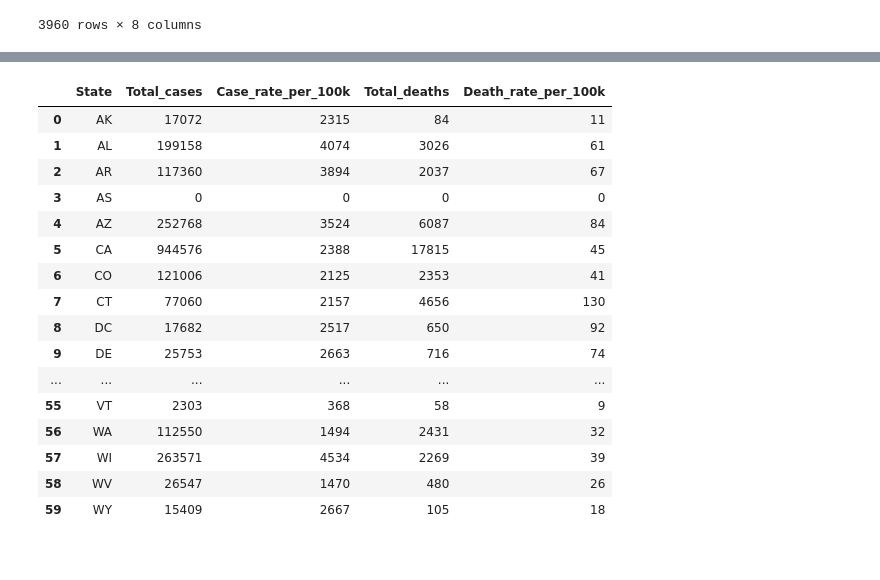
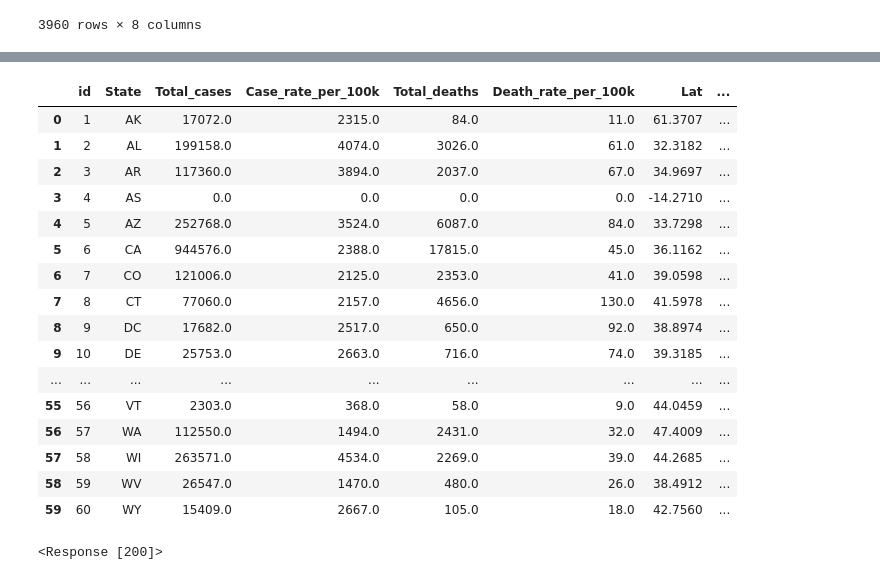
Before and after one commit to lazambrano/Project_2_COVID-19, a Jupyter notebook: analysis.ipynb, the cells around one changed output, grey strips where cells are left out. Cells and saved outputs as stored; diff of their text form; code cells hidden in the pictures.

```diff
--- a/analysis.ipynb
+++ b/analysis.ipynb
@@ -374,0 +492,7 @@ ValueError: cannot infer type for <class 'NoneType'>
+# %%
+engine = create_engine('sqlite:///covid-19.db')
+
+covid_monthly_df.to_sql(name='monthly', con=engine, if_exists = "append", index=False)
+world_covid_df.to_sql(name='world', con=engine, if_exists = "append", index= False)
+us_covid_combine_df.to_sql(name='states', con=engine, if_exists = "append", index=False)
+#pd.read_sql('select * from covid_states', engine)
@@ -375,20 +509,27 @@ ValueError: cannot infer type for <class 'NoneType'>
 # %%
-pd.read_sql('select * from covid_total', engine)
+pd.read_sql('select * from states', engine)
 # %% [output]
-|  | State | Total_cases | Case_rate_per_100k | Total_deaths | Death_rate_per_100k |
-| 0 | AK | 17072 | 2315 | 84 | 11 |
-| 1 | AL | 199158 | 4074 | 3026 | 61 |
-| 2 | AR | 117360 | 3894 | 2037 | 67 |
-| 3 | AS | 0 | 0 | 0 | 0 |
-| 4 | AZ | 252768 | 3524 | 6087 | 84 |
-| 5 | CA | 944576 | 2388 | 17815 | 45 |
-| 6 | CO | 121006 | 2125 | 2353 | 41 |
-| 7 | CT | 77060 | 2157 | 4656 | 130 |
-| 8 | DC | 17682 | 2517 | 650 | 92 |
-| 9 | DE | 25753 | 2663 | 716 | 74 |
-| ... | ... | ... | ... | ... | ... |
-| 55 | VT | 2303 | 368 | 58 | 9 |
-| 56 | WA | 112550 | 1494 | 2431 | 32 |
-| 57 | WI | 263571 | 4534 | 2269 | 39 |
-| 58 | WV | 26547 | 1470 | 480 | 26 |
-| 59 | WY | 15409 | 2667 | 105 | 18 |
+|  | id | State | Total_cases | Case_rate_per_100k | Total_deaths | Death_rate_per_100k | Lat | ... |
+| 0 | 1 | AK | 17072.0 | 2315.0 | 84.0 | 11.0 | 61.3707 | ... |
+| 1 | 2 | AL | 199158.0 | 4074.0 | 3026.0 | 61.0 | 32.3182 | ... |
+| 2 | 3 | AR | 117360.0 | 3894.0 | 2037.0 | 67.0 | 34.9697 | ... |
+| 3 | 4 | AS | 0.0 | 0.0 | 0.0 | 0.0 | -14.2710 | ... |
+| 4 | 5 | AZ | 252768.0 | 3524.0 | 6087.0 | 84.0 | 33.7298 | ... |
+| 5 | 6 | CA | 944576.0 | 2388.0 | 17815.0 | 45.0 | 36.1162 | ... |
+| 6 | 7 | CO | 121006.0 | 2125.0 | 2353.0 | 41.0 | 39.0598 | ... |
+| 7 | 8 | CT | 77060.0 | 2157.0 | 4656.0 | 130.0 | 41.5978 | ... |
+| 8 | 9 | DC | 17682.0 | 2517.0 | 650.0 | 92.0 | 38.8974 | ... |
+| 9 | 10 | DE | 25753.0 | 2663.0 | 716.0 | 74.0 | 39.3185 | ... |
+| ... | ... | ... | ... | ... | ... | ... | ... | ... |
+| 55 | 56 | VT | 2303.0 | 368.0 | 58.0 | 9.0 | 44.0459 | ... |
+| 56 | 57 | WA | 112550.0 | 1494.0 | 2431.0 | 32.0 | 47.4009 | ... |
+| 57 | 58 | WI | 263571.0 | 4534.0 | 2269.0 | 39.0 | 44.2685 | ... |
+| 58 | 59 | WV | 26547.0 | 1470.0 | 480.0 | 26.0 | 38.4912 | ... |
+| 59 | 60 | WY | 15409.0 | 2667.0 | 105.0 | 18.0 | 42.7560 | ... |
+# %%
+import requests
+url="http://127.0.0.1:5000/api/v1.0/world"
+resp=requests.get(url)
+resp
+# %% [output]
+<Response [200]>
```
Also changed, not shown: parts of 13 cells of this notebook, 7 other files.
